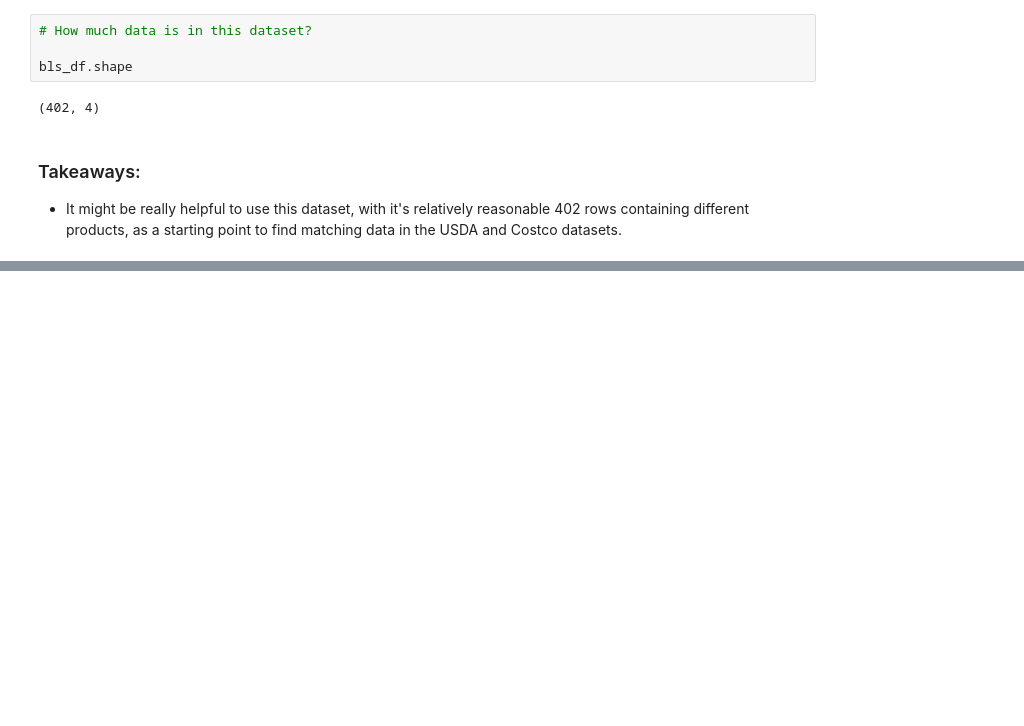
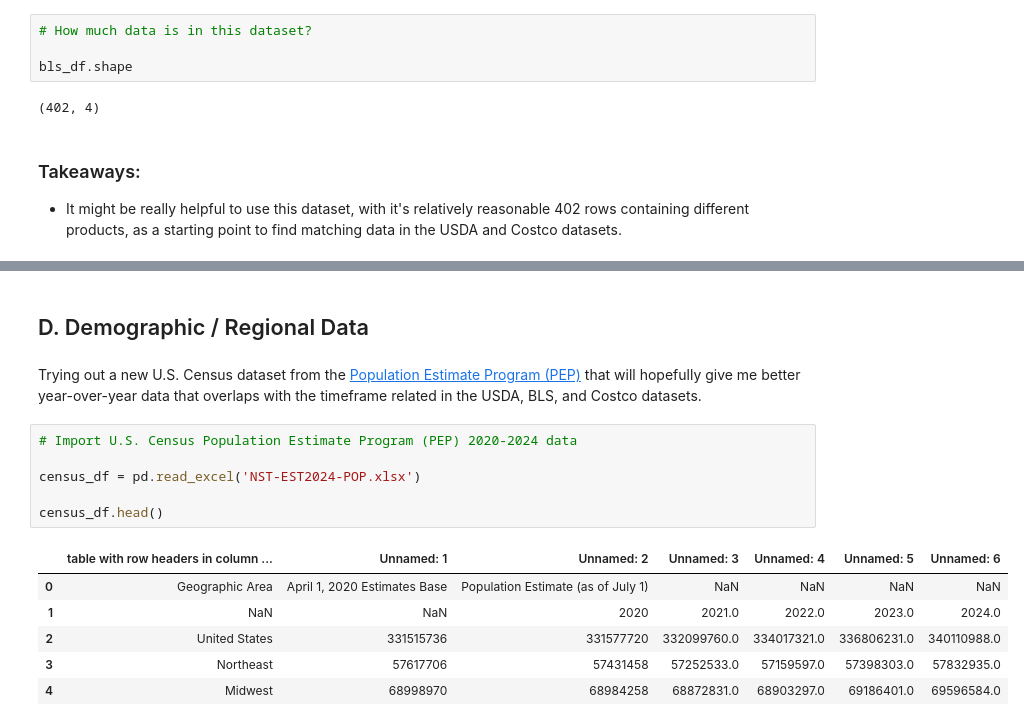
Before and after one commit to bradleytkay/Q1-2025-data-analysis-project-challenge, a Jupyter notebook: Q1-2025-step-2a-cleaning-pt-2.ipynb, the cells around one changed output, grey strips where cells are left out. Cells and saved outputs as stored; diff of their text form; blank space fills up the shorter version.

Commit message:
Cleaned and exported U.S. Census PEP dataset

```diff
--- a/Q1-2025-step-2a-cleaning-pt-2.ipynb
+++ b/Q1-2025-step-2a-cleaning-pt-2.ipynb
@@ -793,0 +815,17 @@ bls_df.shape
+# %% [markdown]
+## D. Demographic / Regional Data
+# %% [markdown]
+Trying out a new U.S. Census dataset from the [Population Estimate Program (PEP)](https://www.census.gov/data/datasets/time-series/demo/popest/2020s-national-total.html) that will hopefully give me better year-over-year data that overlaps with the timeframe related in the USDA, BLS, and Costco datasets.
+# %%
+# Import U.S. Census Population Estimate Program (PEP) 2020-2024 data
+
+census_df = pd.read_excel('NST-EST2024-POP.xlsx')
+
+census_df.head()
+# %% [output]
+|  | table with row headers in column ... | Unnamed: 1 | Unnamed: 2 | Unnamed: 3 | Unnamed: 4 | Unnamed: 5 | Unnamed: 6 |
+| 0 | Geographic Area | April 1, 2020 Estimates Base | Population Estimate (as of July 1) | NaN | NaN | NaN | NaN |
+| 1 | NaN | NaN | 2020 | 2021.0 | 2022.0 | 2023.0 | 2024.0 |
+| 2 | United States | 331515736 | 331577720 | 332099760.0 | 334017321.0 | 336806231.0 | 340110988.0 |
+| 3 | Northeast | 57617706 | 57431458 | 57252533.0 | 57159597.0 | 57398303.0 | 57832935.0 |
+| 4 | Midwest | 68998970 | 68984258 | 68872831.0 | 68903297.0 | 69186401.0 | 69596584.0 |
```
Also changed, not shown: parts of 7 cells of this notebook.
